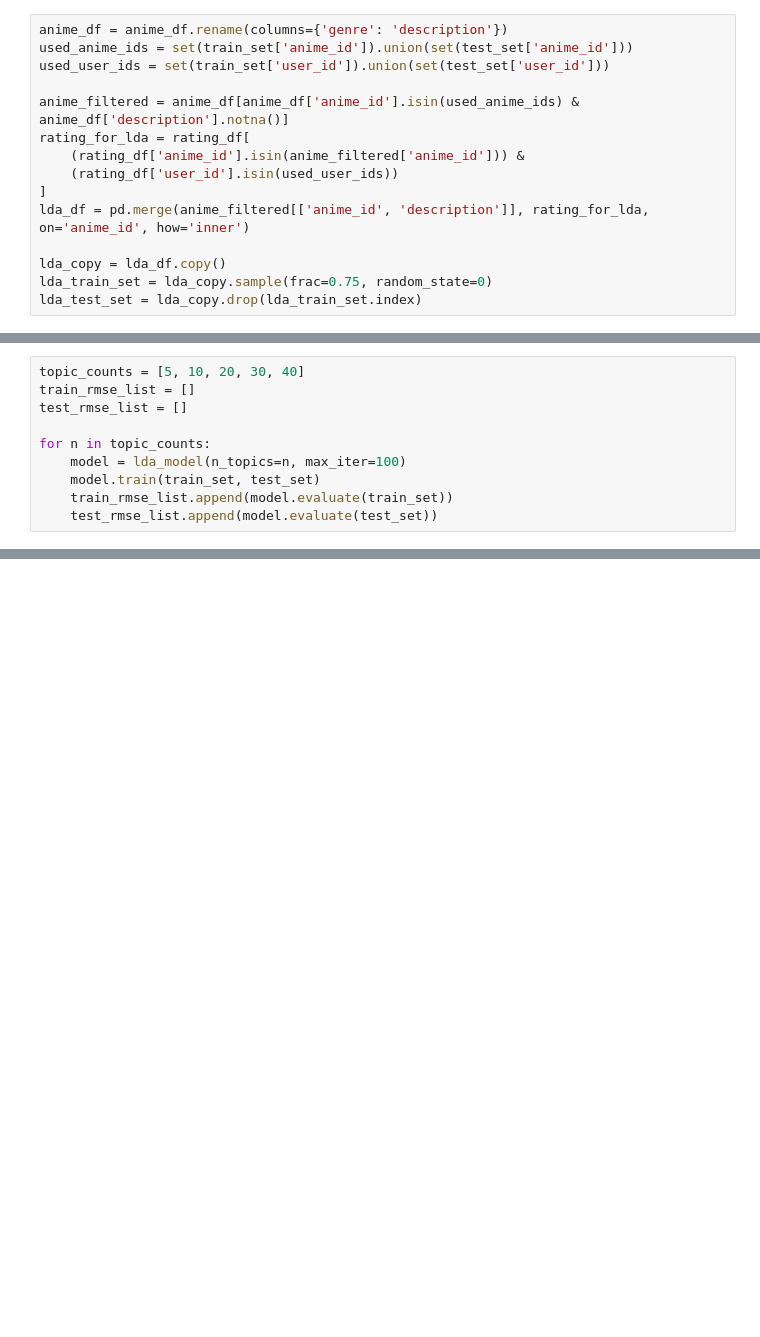
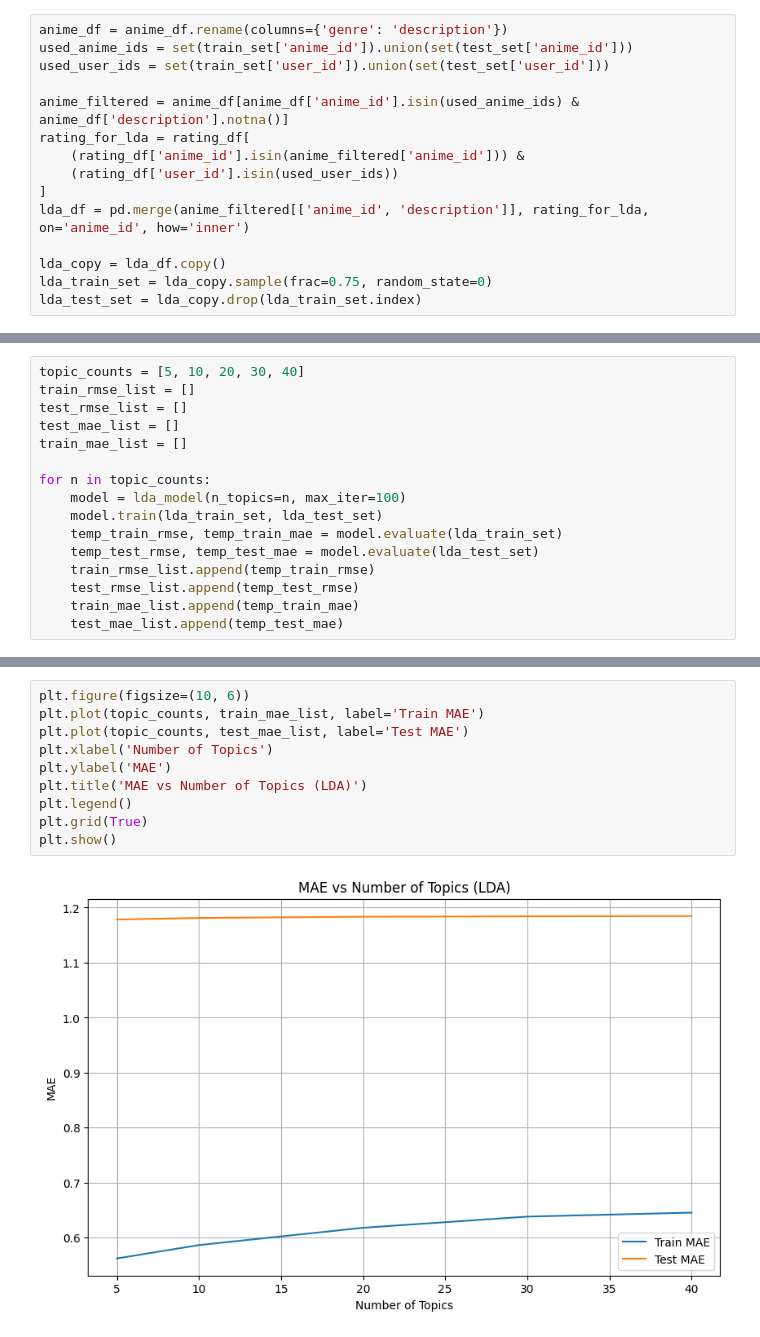
Before and after one commit to HiccupHan/Recommendation-System, a Jupyter notebook: main.ipynb, the cells around one changed output, grey strips where cells are left out. Drawn from its saved outputs; the diff is of its cells as text; blank space fills up the shorter version.

```diff
--- a/main.ipynb
+++ b/main.ipynb
@@ -91,9 +160,15 @@ plt.show()
 topic_counts = [5, 10, 20, 30, 40]
 train_rmse_list = []
 test_rmse_list = []
+test_mae_list = []
+train_mae_list = []
 
 for n in topic_counts:
     model = lda_model(n_topics=n, max_iter=100)
-    model.train(train_set, test_set)
-    train_rmse_list.append(model.evaluate(train_set))
-    test_rmse_list.append(model.evaluate(test_set))
+    model.train(lda_train_set, lda_test_set)
+    temp_train_rmse, temp_train_mae = model.evaluate(lda_train_set)
+    temp_test_rmse, temp_test_mae = model.evaluate(lda_test_set)
+    train_rmse_list.append(temp_train_rmse)
+    test_rmse_list.append(temp_test_rmse)
+    train_mae_list.append(temp_train_mae)
+    test_mae_list.append(temp_test_mae)
@@ -109,0 +198,12 @@ plt.show()
+# %%
+plt.figure(figsize=(10, 6))
+plt.plot(topic_counts, train_mae_list, label='Train MAE')
+plt.plot(topic_counts, test_mae_list, label='Test MAE')
+plt.xlabel('Number of Topics')
+plt.ylabel('MAE')
+plt.title('MAE vs Number of Topics (LDA)')
+plt.legend()
+plt.grid(True)
+plt.show()
+# %% [output]
+[figure, added]
```
Also changed, not shown: parts of 14 cells of this notebook, 8 other files.
